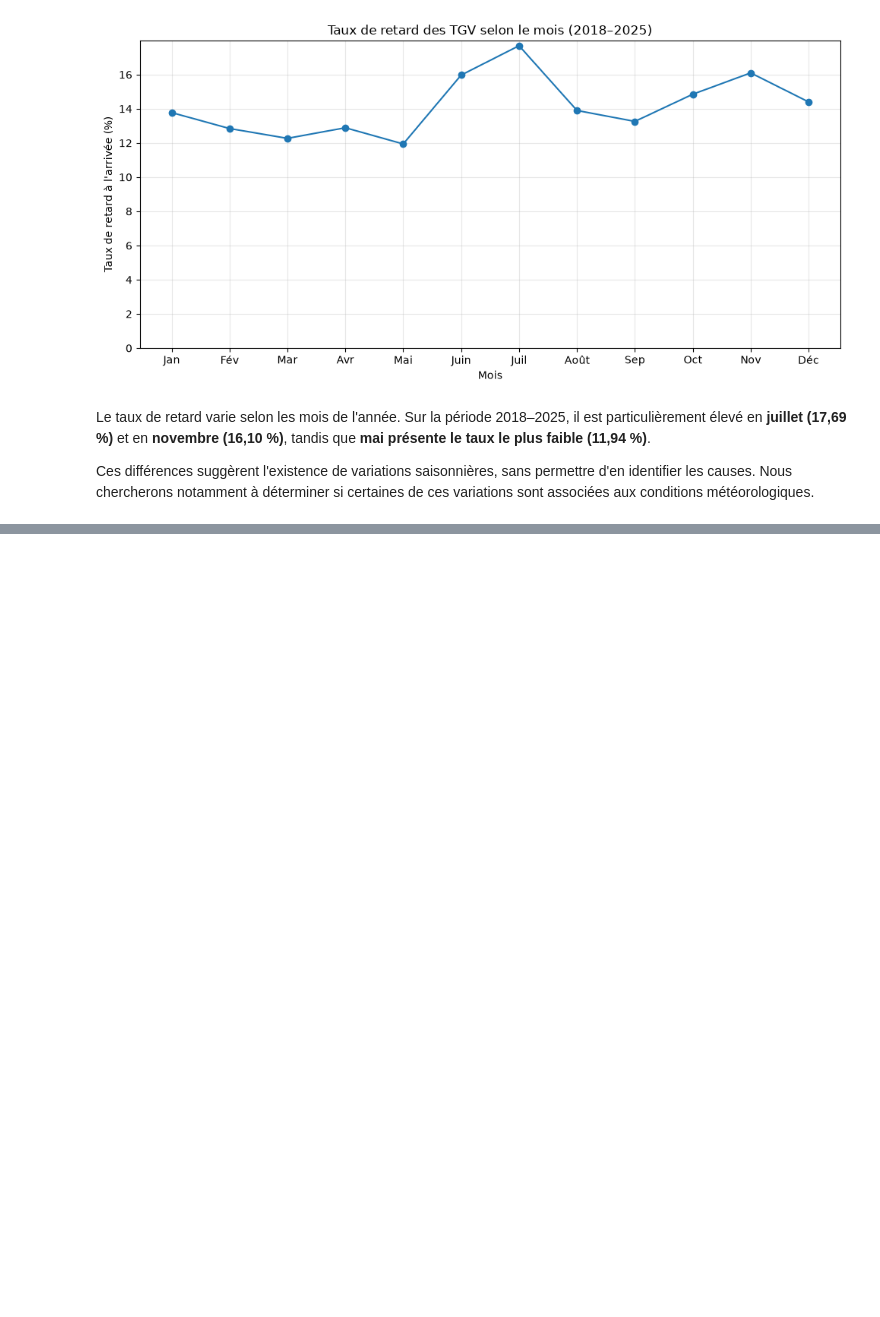
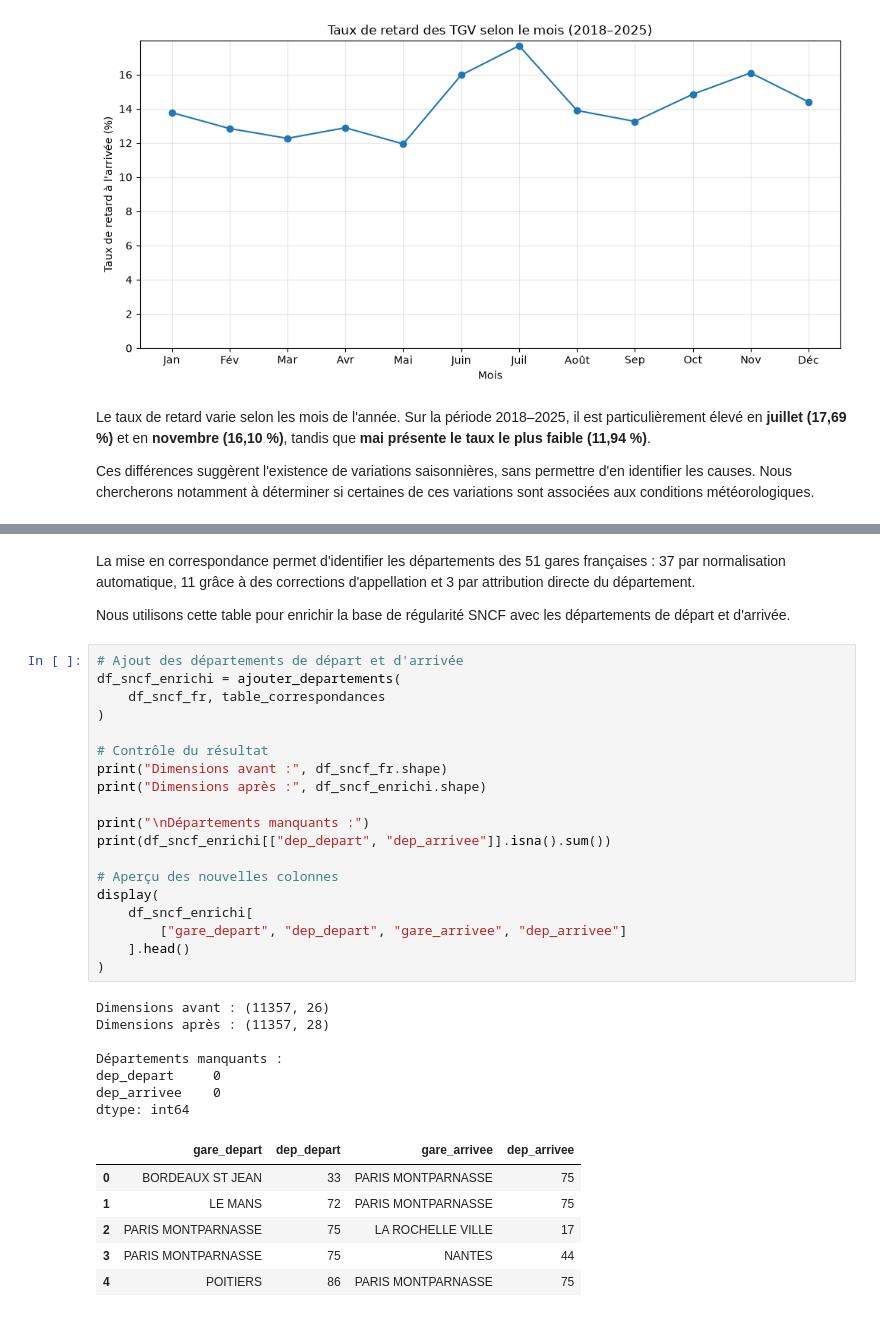
Before and after one commit to luteceagn/Projet_Python_ds, a Jupyter notebook: rapport_final.ipynb, the cells around one changed output, grey strips where cells are left out. Cells and saved outputs as stored; diff of their text form; blank space fills up the shorter version.

```diff
--- a/rapport_final.ipynb
+++ b/rapport_final.ipynb
@@ -374,0 +532,37 @@ Ces différences suggèrent l'existence de variations saisonnières, sans permet
+# %% [markdown]
+La mise en correspondance permet d'identifier les départements des 51 gares françaises : 37 par normalisation automatique, 11 grâce à des corrections d'appellation et 3 par attribution directe du département.
+
+Nous utilisons cette table pour enrichir la base de régularité SNCF avec les départements de départ et d'arrivée.
+# %%
+# Ajout des départements de départ et d'arrivée
+df_sncf_enrichi = ajouter_departements(
+    df_sncf_fr, table_correspondances
+)
+
+# Contrôle du résultat
+print("Dimensions avant :", df_sncf_fr.shape)
+print("Dimensions après :", df_sncf_enrichi.shape)
+
+print("\nDépartements manquants :")
+print(df_sncf_enrichi[["dep_depart", "dep_arrivee"]].isna().sum())
+
+# Aperçu des nouvelles colonnes
+display(
+    df_sncf_enrichi[
+        ["gare_depart", "dep_depart", "gare_arrivee", "dep_arrivee"]
+    ].head()
+)
+# %% [output]
+Dimensions avant : (11357, 26)
+Dimensions après : (11357, 28)
+
+Départements manquants :
+dep_depart     0
+dep_arrivee    0
+dtype: int64
+|  | gare_depart | dep_depart | gare_arrivee | dep_arrivee |
+| 0 | BORDEAUX ST JEAN | 33 | PARIS MONTPARNASSE | 75 |
+| 1 | LE MANS | 72 | PARIS MONTPARNASSE | 75 |
+| 2 | PARIS MONTPARNASSE | 75 | LA ROCHELLE VILLE | 17 |
+| 3 | PARIS MONTPARNASSE | 75 | NANTES | 44 |
+| 4 | POITIERS | 86 | PARIS MONTPARNASSE | 75 |
```
Also changed, not shown: parts of 7 cells of this notebook.
